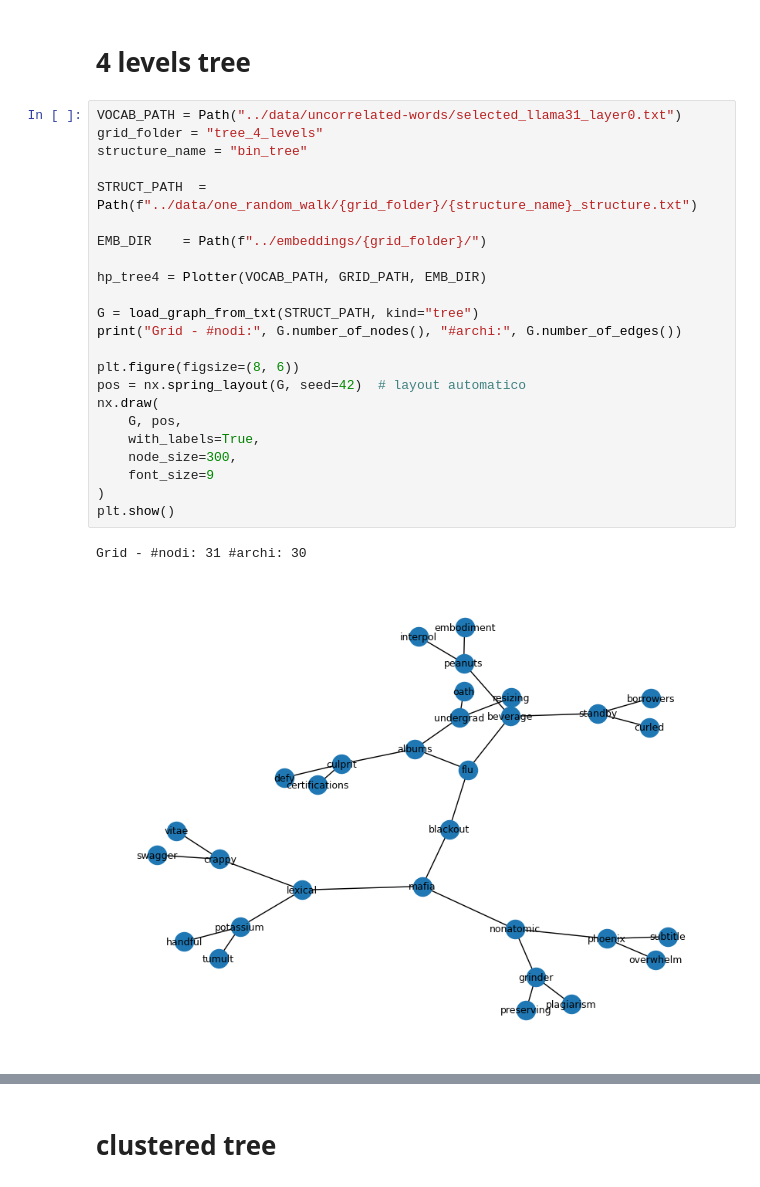
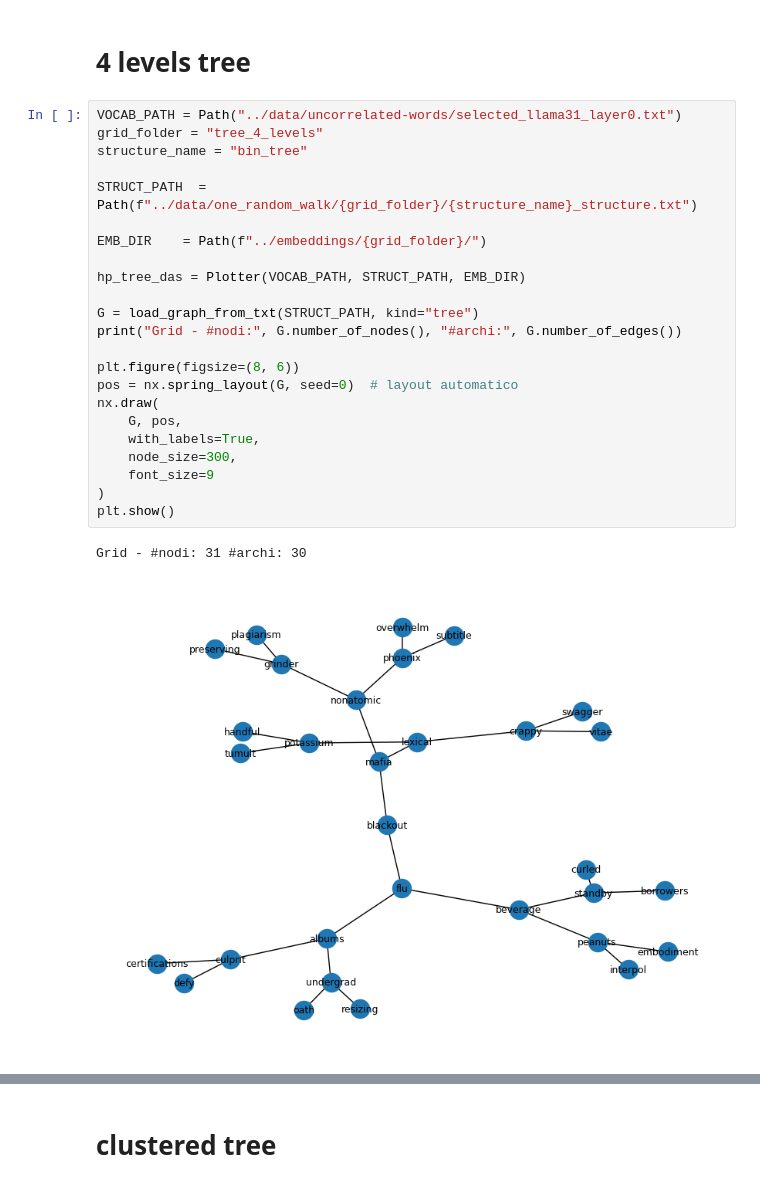
Before and after one commit to Project-Hindenburg/hico, a Jupyter notebook: notebooks/dirichlet.ipynb, the cells around one changed output, grey strips where cells are left out. Drawn from its saved outputs; the diff is of its cells as text.

```diff
--- a/notebooks/dirichlet.ipynb
+++ b/notebooks/dirichlet.ipynb
@@ -381,27 +407,27 @@ plt.show()
 # %%
 VOCAB_PATH = Path("../data/uncorrelated-words/selected_llama31_layer0.txt")
 grid_folder = "tree_4_levels"
 structure_name = "bin_tree"
 
 STRUCT_PATH  = Path(f"../data/one_random_walk/{grid_folder}/{structure_name}_structure.txt")
 
 EMB_DIR    = Path(f"../embeddings/{grid_folder}/")
 
-hp_tree4 = Plotter(VOCAB_PATH, GRID_PATH, EMB_DIR)
+hp_tree_das = Plotter(VOCAB_PATH, STRUCT_PATH, EMB_DIR)
 
 G = load_graph_from_txt(STRUCT_PATH, kind="tree")
 print("Grid - #nodi:", G.number_of_nodes(), "#archi:", G.number_of_edges())
 
 plt.figure(figsize=(8, 6))
-pos = nx.spring_layout(G, seed=42)  # layout automatico
+pos = nx.spring_layout(G, seed=0)  # layout automatico
 nx.draw(
     G, pos,
     with_labels=True,
     node_size=300,
     font_size=9
 )
 plt.show()
 # %% [output]
 Grid - #nodi: 31 #archi: 30
-[figure, old version]
+[figure, new version]
 # %%
```
Also changed, not shown: parts of 7 cells of this notebook.
